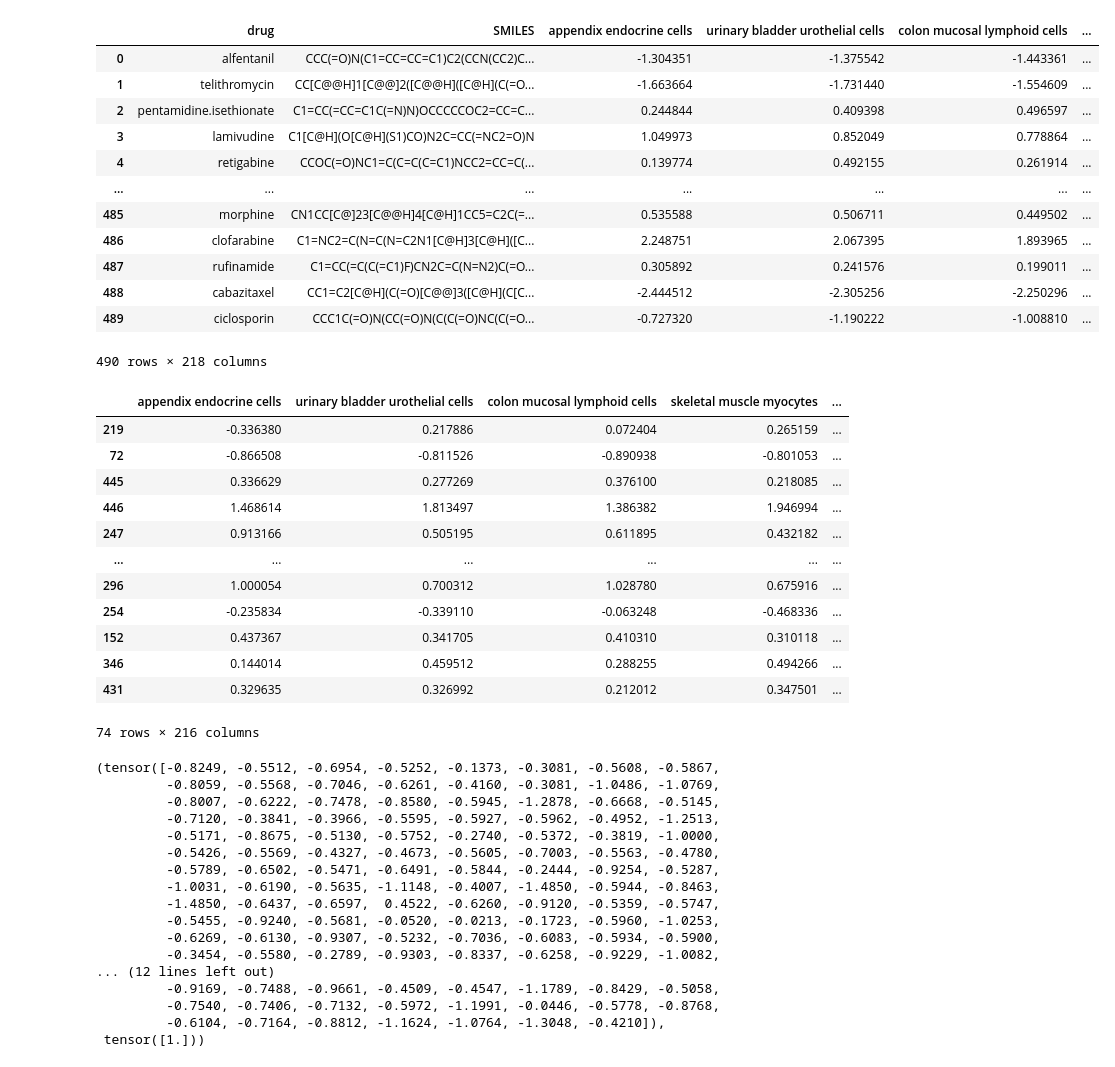
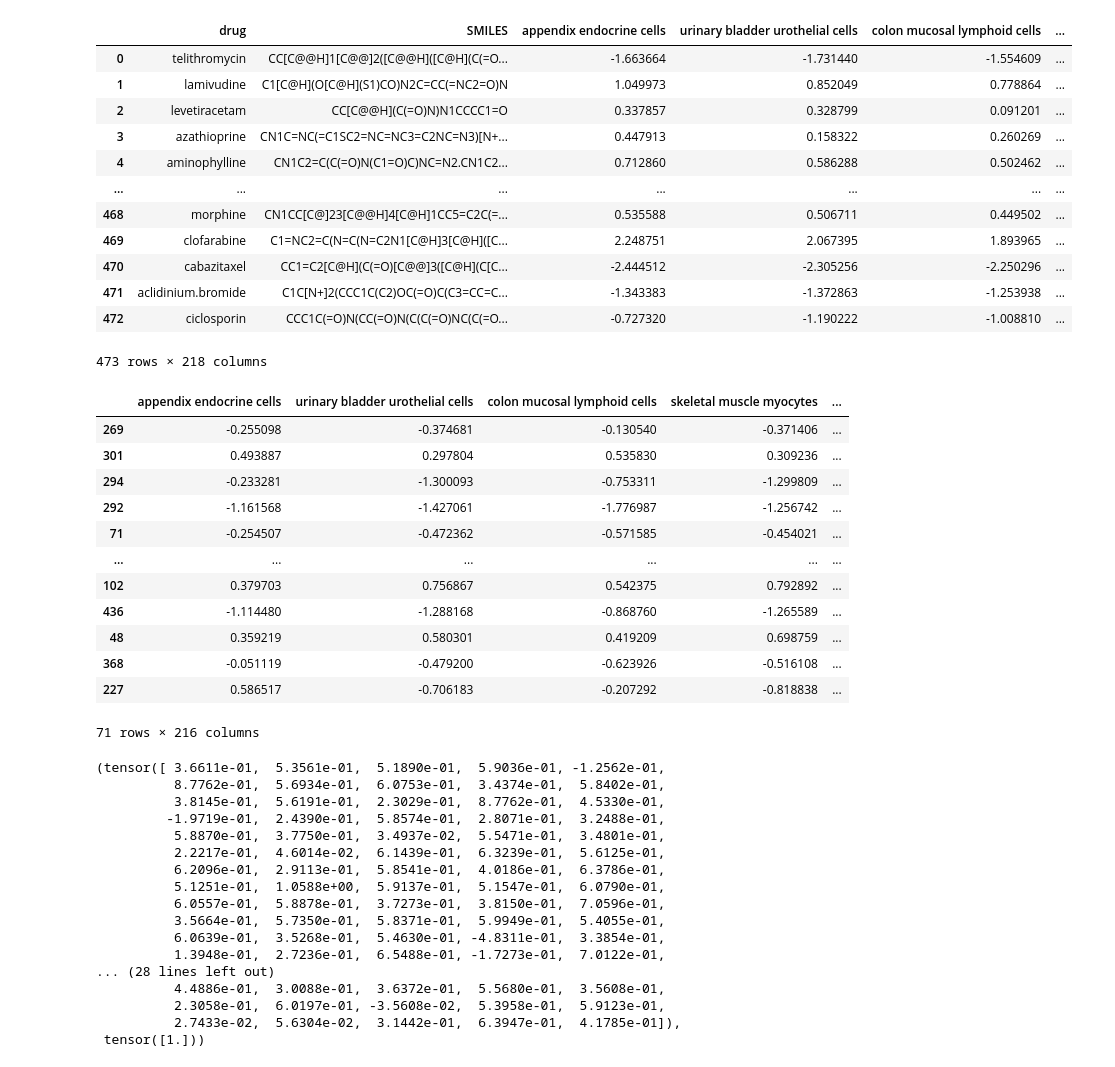
Before and after one commit to abeot/Adverse-effect-prediction, a Jupyter notebook: main.ipynb, the cells around one changed output. Cells and saved outputs as stored; diff of their text form; code cells hidden in the pictures.

```diff
--- a/main.ipynb
+++ b/main.ipynb
@@ -1,24 +1,24 @@
 # %%
 import pandas as pd
 
-ae_name = 'dizziness'
+ae_name = 'diarrhoea'
 
 df = pd.read_csv(f'data_normalized_{ae_name}.csv')
 df
 # %% [output]
 |  | drug | SMILES | appendix endocrine cells | urinary bladder urothelial cells | colon mucosal lymphoid cells | ... |
-| 0 | alfentanil | CCC(=O)N(C1=CC=CC=C1)C2(CCN(CC2)C... | -1.304351 | -1.375542 | -1.443361 | ... |
-| 1 | telithromycin | CC[C@@H]1[C@@]2([C@@H]([C@H](C(=O... | -1.663664 | -1.731440 | -1.554609 | ... |
-| 2 | pentamidine.isethionate | C1=CC(=CC=C1C(=N)N)OCCCCCOC2=CC=C... | 0.244844 | 0.409398 | 0.496597 | ... |
-| 3 | lamivudine | C1[C@H](O[C@H](S1)CO)N2C=CC(=NC2=O)N | 1.049973 | 0.852049 | 0.778864 | ... |
-| 4 | retigabine | CCOC(=O)NC1=C(C=C(C=C1)NCC2=CC=C(... | 0.139774 | 0.492155 | 0.261914 | ... |
+| 0 | telithromycin | CC[C@@H]1[C@@]2([C@@H]([C@H](C(=O... | -1.663664 | -1.731440 | -1.554609 | ... |
+| 1 | lamivudine | C1[C@H](O[C@H](S1)CO)N2C=CC(=NC2=O)N | 1.049973 | 0.852049 | 0.778864 | ... |
+| 2 | levetiracetam | CC[C@@H](C(=O)N)N1CCCC1=O | 0.337857 | 0.328799 | 0.091201 | ... |
+| 3 | azathioprine | CN1C=NC(=C1SC2=NC=NC3=C2NC=N3)[N+... | 0.447913 | 0.158322 | 0.260269 | ... |
+| 4 | aminophylline | CN1C2=C(C(=O)N(C1=O)C)NC=N2.CN1C2... | 0.712860 | 0.586288 | 0.502462 | ... |
 | ... | ... | ... | ... | ... | ... | ... |
-| 485 | morphine | CN1CC[C@]23[C@@H]4[C@H]1CC5=C2C(=... | 0.535588 | 0.506711 | 0.449502 | ... |
-| 486 | clofarabine | C1=NC2=C(N=C(N=C2N1[C@H]3[C@H]([C... | 2.248751 | 2.067395 | 1.893965 | ... |
-| 487 | rufinamide | C1=CC(=C(C(=C1)F)CN2C=C(N=N2)C(=O... | 0.305892 | 0.241576 | 0.199011 | ... |
-| 488 | cabazitaxel | CC1=C2[C@H](C(=O)[C@@]3([C@H](C[C... | -2.444512 | -2.305256 | -2.250296 | ... |
-| 489 | ciclosporin | CCC1C(=O)N(CC(=O)N(C(C(=O)NC(C(=O... | -0.727320 | -1.190222 | -1.008810 | ... |
+| 468 | morphine | CN1CC[C@]23[C@@H]4[C@H]1CC5=C2C(=... | 0.535588 | 0.506711 | 0.449502 | ... |
+| 469 | clofarabine | C1=NC2=C(N=C(N=C2N1[C@H]3[C@H]([C... | 2.248751 | 2.067395 | 1.893965 | ... |
+| 470 | cabazitaxel | CC1=C2[C@H](C(=O)[C@@]3([C@H](C[C... | -2.444512 | -2.305256 | -2.250296 | ... |
+| 471 | aclidinium.bromide | C1C[N+]2(CCC1C(C2)OC(=O)C(C3=CC=C... | -1.343383 | -1.372863 | -1.253938 | ... |
+| 472 | ciclosporin | CCC1C(=O)N(CC(=O)N(C(C(=O)NC(C(=O... | -0.727320 | -1.190222 | -1.008810 | ... |
-490 rows × 218 columns
+473 rows × 218 columns
 # %%
 from utils import *
 # %%
@@ -34,18 +34,18 @@ for train_index, test_index in split.split(df, df[ae_name]):
 test_df
 # %% [output]
 |  | appendix endocrine cells | urinary bladder urothelial cells | colon mucosal lymphoid cells | skeletal muscle myocytes | ... |
-| 219 | -0.336380 | 0.217886 | 0.072404 | 0.265159 | ... |
-| 72 | -0.866508 | -0.811526 | -0.890938 | -0.801053 | ... |
-| 445 | 0.336629 | 0.277269 | 0.376100 | 0.218085 | ... |
-| 446 | 1.468614 | 1.813497 | 1.386382 | 1.946994 | ... |
-| 247 | 0.913166 | 0.505195 | 0.611895 | 0.432182 | ... |
+| 269 | -0.255098 | -0.374681 | -0.130540 | -0.371406 | ... |
+| 301 | 0.493887 | 0.297804 | 0.535830 | 0.309236 | ... |
+| 294 | -0.233281 | -1.300093 | -0.753311 | -1.299809 | ... |
+| 292 | -1.161568 | -1.427061 | -1.776987 | -1.256742 | ... |
+| 71 | -0.254507 | -0.472362 | -0.571585 | -0.454021 | ... |
 | ... | ... | ... | ... | ... | ... |
-| 296 | 1.000054 | 0.700312 | 1.028780 | 0.675916 | ... |
-| 254 | -0.235834 | -0.339110 | -0.063248 | -0.468336 | ... |
-| 152 | 0.437367 | 0.341705 | 0.410310 | 0.310118 | ... |
-| 346 | 0.144014 | 0.459512 | 0.288255 | 0.494266 | ... |
-| 431 | 0.329635 | 0.326992 | 0.212012 | 0.347501 | ... |
+| 102 | 0.379703 | 0.756867 | 0.542375 | 0.792892 | ... |
+| 436 | -1.114480 | -1.288168 | -0.868760 | -1.265589 | ... |
+| 48 | 0.359219 | 0.580301 | 0.419209 | 0.698759 | ... |
+| 368 | -0.051119 | -0.479200 | -0.623926 | -0.516108 | ... |
+| 227 | 0.586517 | -0.706183 | -0.207292 | -0.818838 | ... |
-74 rows × 216 columns
+71 rows × 216 columns
 # %%
 # train_df = train_df.reset_index(drop=True)
 
@@ -112,22 +112,22 @@ class tox_dataset(Dataset):
 ic, ae = tox_dataset(train_df)[0]
 ic, ae
 # %% [output]
-(tensor([-0.8249, -0.5512, -0.6954, -0.5252, -0.1373, -0.3081, -0.5608, -0.5867,
-         -0.8059, -0.5568, -0.7046, -0.6261, -0.4160, -0.3081, -1.0486, -1.0769,
-         -0.8007, -0.6222, -0.7478, -0.8580, -0.5945, -1.2878, -0.6668, -0.5145,
-         -0.7120, -0.3841, -0.3966, -0.5595, -0.5927, -0.5962, -0.4952, -1.2513,
-         -0.5171, -0.8675, -0.5130, -0.5752, -0.2740, -0.5372, -0.3819, -1.0000,
-         -0.5426, -0.5569, -0.4327, -0.4673, -0.5605, -0.7003, -0.5563, -0.4780,
-         -0.5789, -0.6502, -0.5471, -0.6491, -0.5844, -0.2444, -0.9254, -0.5287,
-         -1.0031, -0.6190, -0.5635, -1.1148, -0.4007, -1.4850, -0.5944, -0.8463,
-         -1.4850, -0.6437, -0.6597,  0.4522, -0.6260, -0.9120, -0.5359, -0.5747,
-         -0.5455, -0.9240, -0.5681, -0.0520, -0.0213, -0.1723, -0.5960, -1.0253,
-         -0.6269, -0.6130, -0.9307, -0.5232, -0.7036, -0.6083, -0.5934, -0.5900,
-         -0.3454, -0.5580, -0.2789, -0.9303, -0.8337, -0.6258, -0.9229, -1.0082,
-... (12 lines left out)
-         -0.9169, -0.7488, -0.9661, -0.4509, -0.4547, -1.1789, -0.8429, -0.5058,
-         -0.7540, -0.7406, -0.7132, -0.5972, -1.1991, -0.0446, -0.5778, -0.8768,
-         -0.6104, -0.7164, -0.8812, -1.1624, -1.0764, -1.3048, -0.4210]),
+(tensor([ 3.6611e-01,  5.3561e-01,  5.1890e-01,  5.9036e-01, -1.2562e-01,
+          8.7762e-01,  5.6934e-01,  6.0753e-01,  3.4374e-01,  5.8402e-01,
+          3.8145e-01,  5.6191e-01,  2.3029e-01,  8.7762e-01,  4.5330e-01,
+         -1.9719e-01,  2.4390e-01,  5.8574e-01,  2.8071e-01,  3.2488e-01,
+          5.8870e-01,  3.7750e-01,  3.4937e-02,  5.5471e-01,  3.4801e-01,
+          2.2217e-01,  4.6014e-02,  6.1439e-01,  6.3239e-01,  5.6125e-01,
+          6.2096e-01,  2.9113e-01,  5.8541e-01,  4.0186e-01,  6.3786e-01,
+          5.1251e-01,  1.0588e+00,  5.9137e-01,  5.1547e-01,  6.0790e-01,
+          6.0557e-01,  5.8878e-01,  3.7273e-01,  3.8150e-01,  7.0596e-01,
+          3.5664e-01,  5.7350e-01,  5.8371e-01,  5.9949e-01,  5.4055e-01,
+          6.0639e-01,  3.5268e-01,  5.4630e-01, -4.8311e-01,  3.3854e-01,
+          1.3948e-01,  2.7236e-01,  6.5488e-01, -1.7273e-01,  7.0122e-01,
+... (28 lines left out)
+          4.4886e-01,  3.0088e-01,  3.6372e-01,  5.5680e-01,  3.5608e-01,
+          2.3058e-01,  6.0197e-01, -3.5608e-02,  5.3958e-01,  5.9123e-01,
+          2.7433e-02,  5.6304e-02,  3.1442e-01,  6.3947e-01,  4.1785e-01]),
  tensor([1.]))
 # %%
 # batch_size is changeable
```
Also changed, not shown: parts of 1 cell of this notebook, 7 other files.
